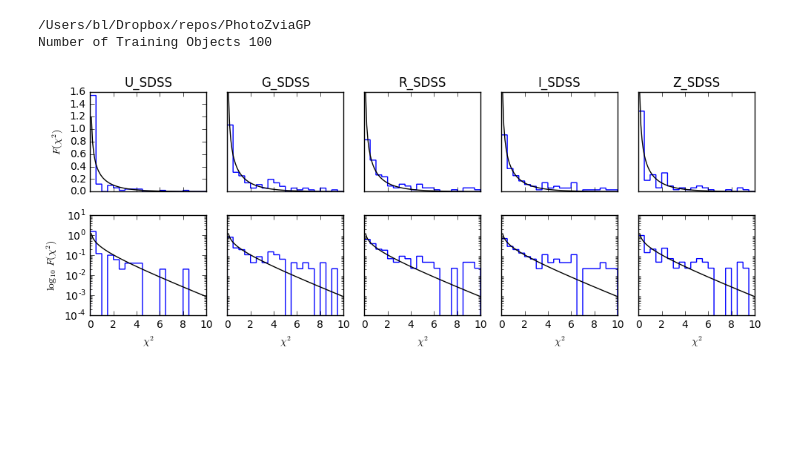
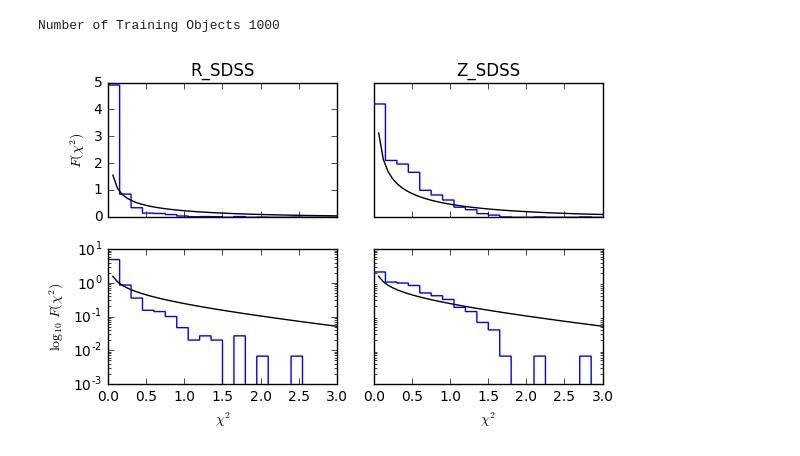
Before and after one commit to ixkael/Delight, a Jupyter notebook: notebooks/Example - filling missing bands.ipynb, the cells around one changed output. Cells and saved outputs as stored; diff of their text form; code cells hidden in the pictures; blank space fills up the shorter version.

Commit message:
Updated notebook and tutorial for filling in missing bands

```diff
--- a/notebooks/Example - filling missing bands.ipynb
+++ b/notebooks/Example - filling missing bands.ipynb
@@ -12,18 +39,14 @@ from delight.photoz_gp import PhotozGP
 # %%
-# Load the parameter file and the useful quantities
-%cd '/Users/bl/Dropbox/repos/PhotoZviaGP/'
-params = parseParamFile('parameters.cfg', verbose=False)
-params['training_catFile'] = '/Users/bl/Dropbox/repos/PhotoZviaGP/data/galaxies-fluxredshifts_small.txt'
-params['target_catFile'] = '/Users/bl/Dropbox/repos/PhotoZviaGP/data/galaxies-fluxredshifts_small2.txt'
+# Now we load the parameter file and the useful quantities
+params = parseParamFile('tests/parametersTest.cfg', verbose=False)
 bandCoefAmplitudes, bandCoefPositions, bandCoefWidths, norms\
     = readBandCoefficients(params)
 bandNames = params['bandNames']
 numBands, numCoefs = bandCoefAmplitudes.shape
 redshiftDistGrid, redshiftGrid, redshiftGridGP = createGrids(params)
-f_mod = readSEDs(params)
+f_mod = readSEDs(params) # Reads the SED library.
 numObjectsTraining = np.sum(1 for line in open(params['training_catFile']))
 print('Number of Training Objects', numObjectsTraining)
 # %% [output]
-/Users/bl/Dropbox/repos/PhotoZviaGP
-Number of Training Objects 100
+Number of Training Objects 1000
 # %%
@@ -35,7 +58,10 @@ gp = PhotozGP(f_mod, bandCoefAmplitudes, bandCoefPositions, bandCoefWidths,
               redshiftGridGP, use_interpolators=True)
 # %%
 # Load useful quantities for the training set.
+# "CV" means quantities for the bands used for cross-validation.
+# In this example we will drop a couple of bands in the training data
+# and use them for cross-validation, as shown in the parameter file.
 bandIndicesCV, bandNamesCV, bandColumnsCV,\
     bandVarColumnsCV, redshiftColumnCV =\
     readColumnPositions(params, prefix="training_CV_", refFlux=False)
-numBandsCV = bandIndicesCV.mbsize
+numBandsCV = bandIndicesCV.size
@@ -96,22 +119,22 @@ for z, normedRefFlux,\
     all_fluxesCV_var[loc, bandsCV] = fluxesVarCV
 # %%
 # Plot the chi2 distributions for each band (1 degree of freedom)
-fig, axs = plt.subplots(2, 5, figsize=(10, 4), sharex=True)
-x = np.linspace(0, 10, 100)
+fig, axs = plt.subplots(2, 2, figsize=(6, 4), sharex=True)
+x = np.linspace(0, 3, 50)
 for i, ib in enumerate(bandsCV):
     axs[0, i].plot(x, scipy.stats.chi2.pdf(x, 1), 'k')
     axs[0, i].hist(all_chi2s[:, i], 20, range=[0, x[-1]], histtype='step', normed=True, lw=1)
     axs[1, i].plot(x, scipy.stats.chi2.pdf(x, 1), 'k')
     axs[1, i].hist(all_chi2s[:, i], 20, range=[0, x[-1]], histtype='step', normed=True, lw=1)
     axs[1, i].set_yscale('log')
     axs[1, i].set_xlabel('$\chi^2$')
     axs[0, i].set_title(bandNames[ib])
     if i == 0:
         axs[0, i].set_ylabel('$F(\chi^2)$')
         axs[1, i].set_ylabel('$\log_{10}\ F(\chi^2)$')
     else:
         axs[0, i].set_yticks([])
         axs[1, i].set_yticks([])
 fig.tight_layout()
 # %% [output]
-[figure, old version]
+[figure, new version]
```
Also changed, not shown: parts of 9 cells of this notebook, 3 other files.
